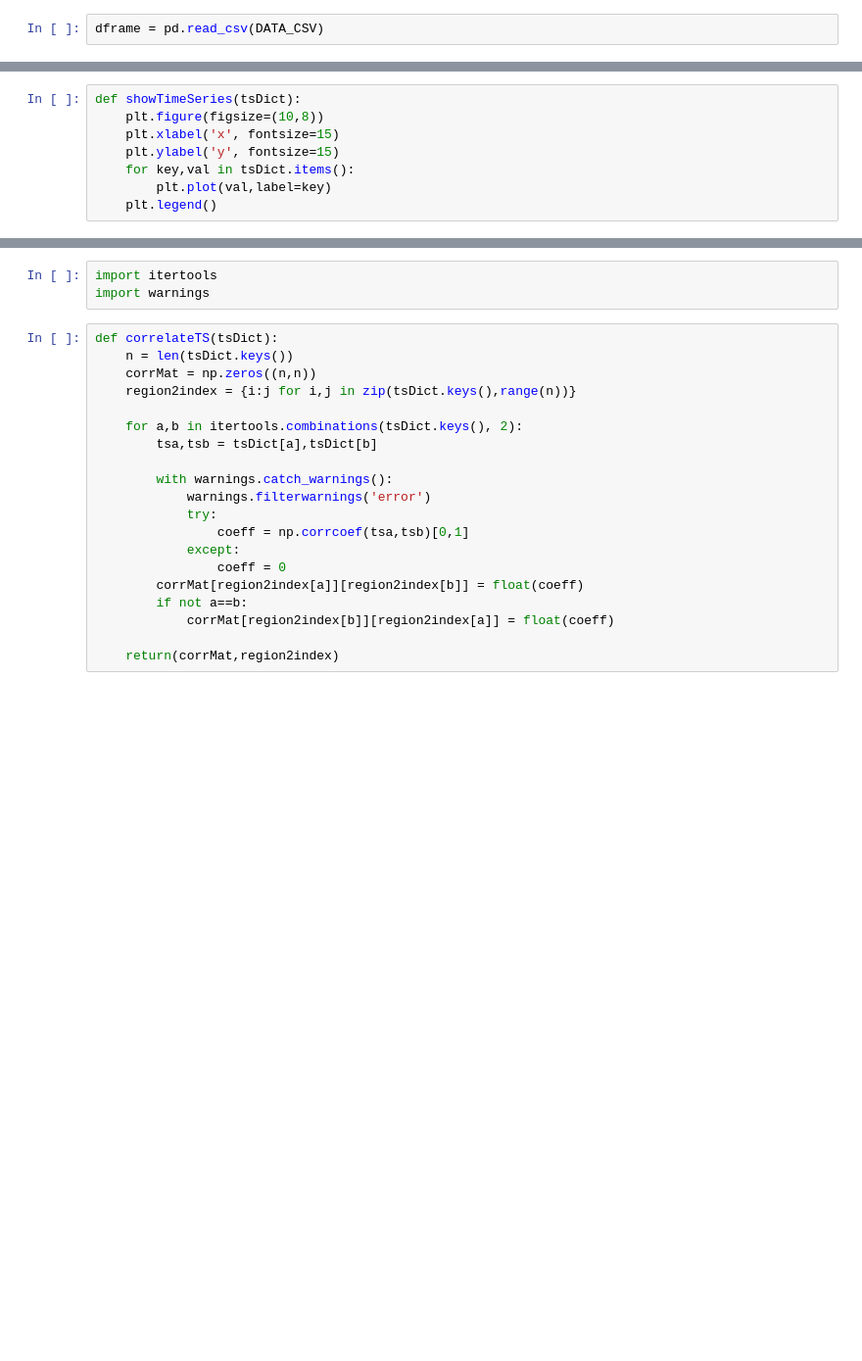
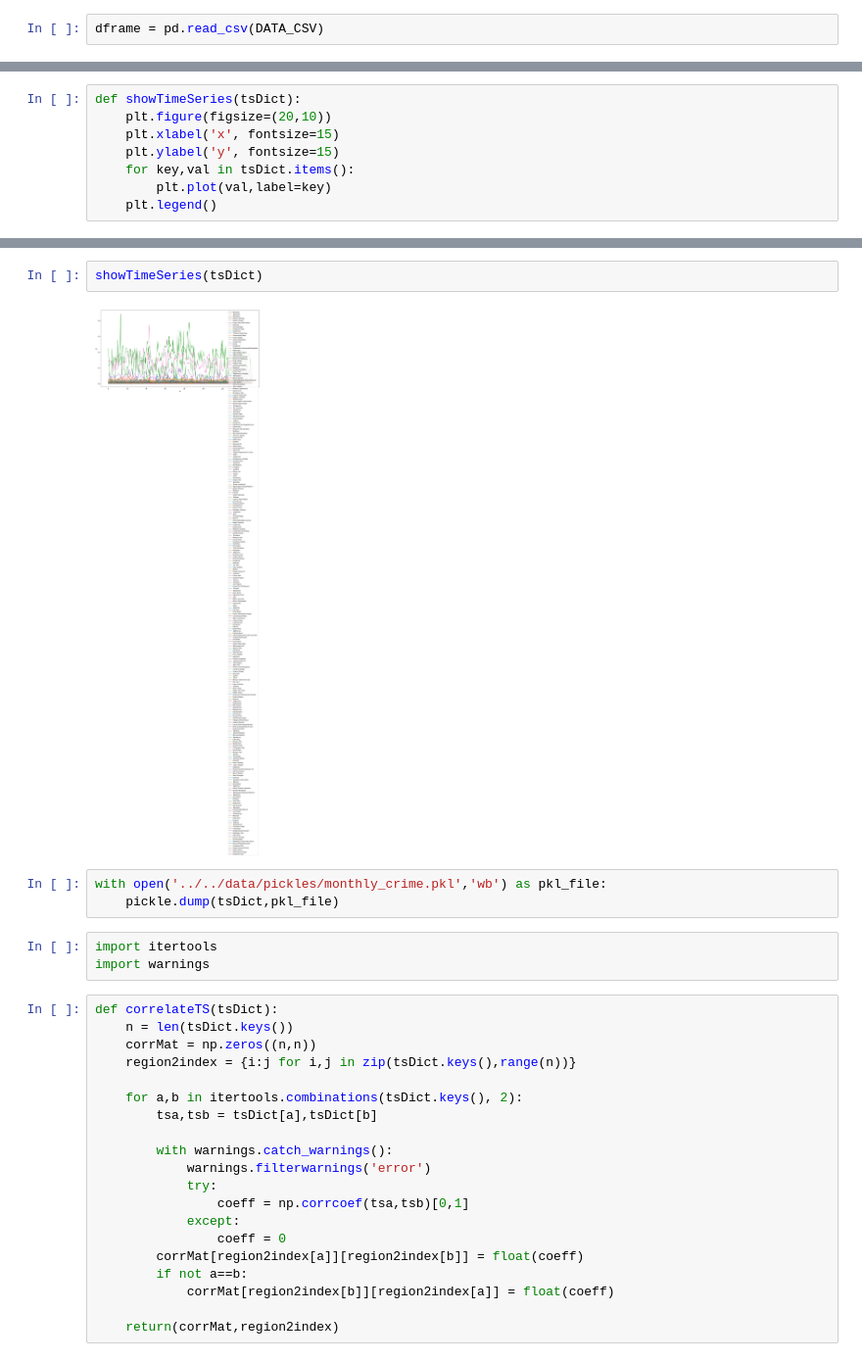
Before and after one commit to idies/Visualization-Hackathon, a Jupyter notebook: code/hack/create_timeseries.ipynb, the cells around one changed output, grey strips where cells are left out. Shown at 98% size. Cells and saved outputs as stored; diff of their text form; blank space fills up the shorter version.

```diff
--- a/code/hack/create_timeseries.ipynb
+++ b/code/hack/create_timeseries.ipynb
@@ -42,6 +77,6 @@ def addCol(colName = 'week'):
 # %%
 def showTimeSeries(tsDict):
-    plt.figure(figsize=(10,8))
+    plt.figure(figsize=(20,10))
     plt.xlabel('x', fontsize=15)
     plt.ylabel('y', fontsize=15)
     for key,val in tsDict.items():
@@ -58,3 +108,10 @@ for region in set(dframe[regionCol]):
+# %%
+showTimeSeries(tsDict)
+# %% [output]
+[figure, added]
+# %%
+with open('../../data/pickles/monthly_crime.pkl','wb') as pkl_file:
+    pickle.dump(tsDict,pkl_file)
 # %%
 import itertools
 import warnings
```
Also changed, not shown: parts of 16 cells of this notebook, 10 other files.
